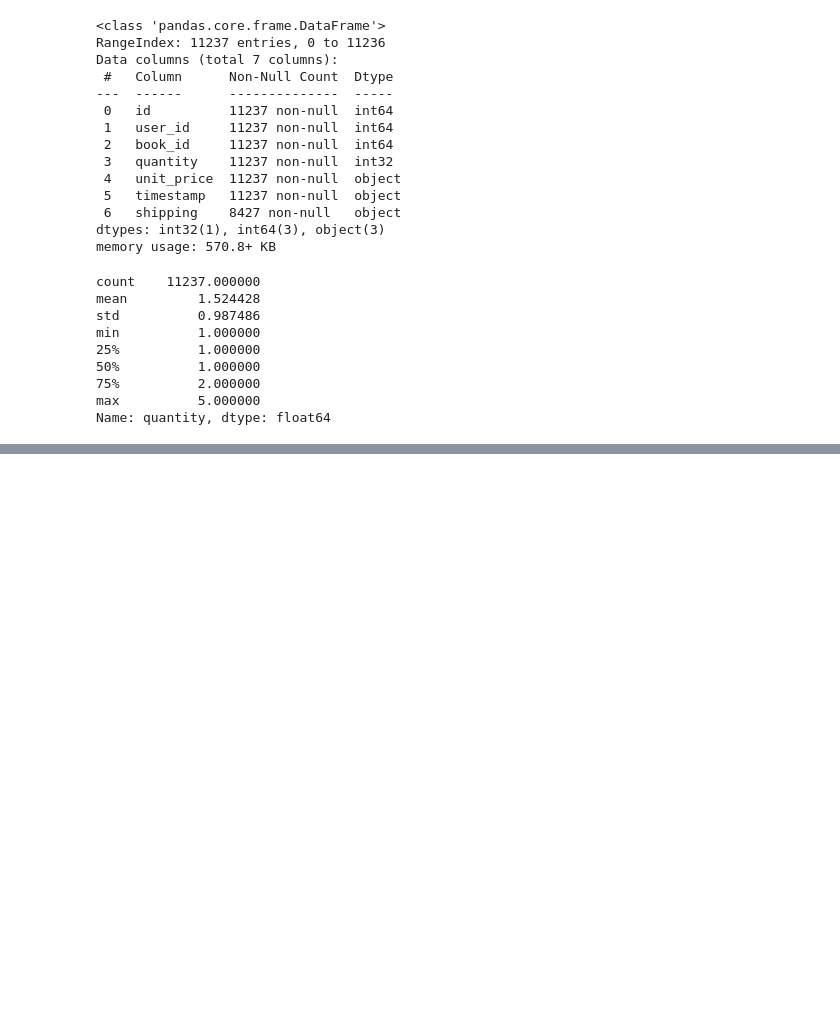
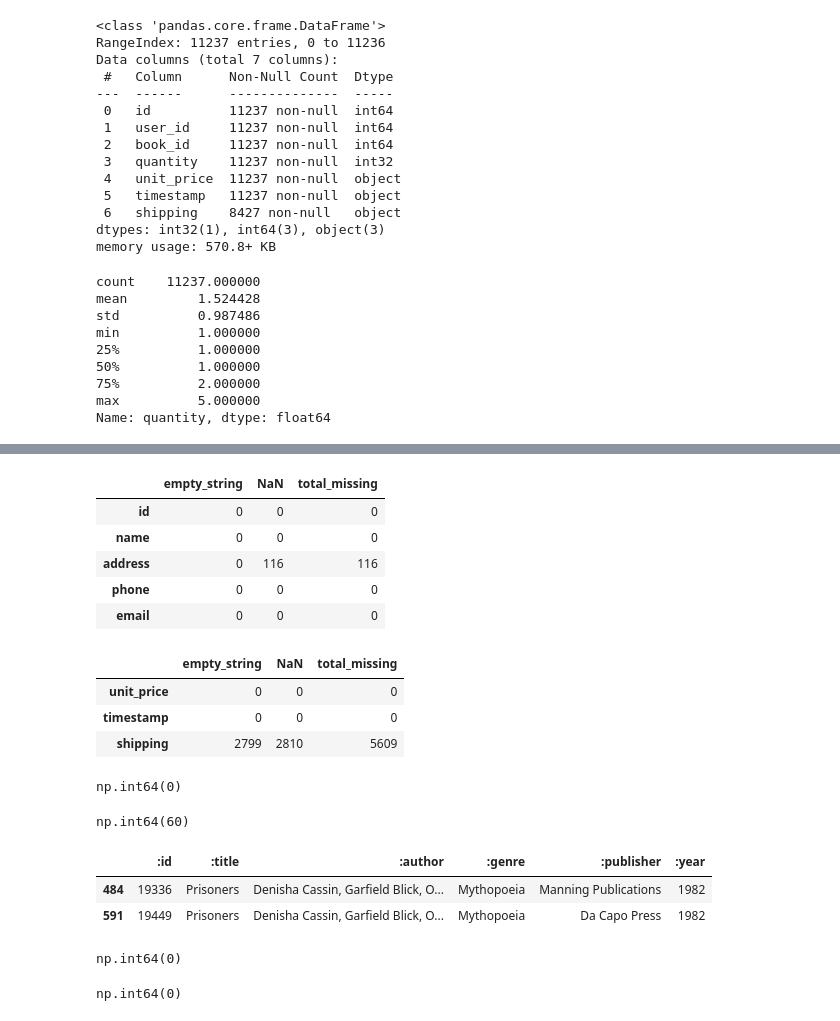
Before and after one commit to DiyorGaffarov/TASK-4_DATA, a Jupyter notebook: DATA1/notebooks/01_data_exploration.ipynb, the cells around one changed output, grey strips where cells are left out. Drawn from its saved outputs; the diff is of its cells as text; code cells hidden in the pictures; blank space fills up the shorter version.

```diff
--- a/DATA1/notebooks/01_data_exploration.ipynb
+++ b/DATA1/notebooks/01_data_exploration.ipynb
@@ -109,0 +156,49 @@ Name: quantity, dtype: float64
+# %%
+pd.DataFrame({
+    'empty_string': (users_df == '').sum(),
+    'NaN': users_df.isnull().sum(),
+    'total_missing': (users_df == '').sum() + users_df.isnull().sum()
+})
+# %% [output]
+|  | empty_string | NaN | total_missing |
+| id | 0 | 0 | 0 |
+| name | 0 | 0 | 0 |
+| address | 0 | 116 | 116 |
+| phone | 0 | 0 | 0 |
+| email | 0 | 0 | 0 |
+# %%
+string_columns = orders_df.select_dtypes(include='object').columns
+
+pd.DataFrame({
+    'empty_string': (orders_df[string_columns] == '').sum(),
+    'NaN': orders_df[string_columns].isnull().sum(),
+    'total_missing': ((orders_df[string_columns] == '').sum() + orders_df[string_columns].isnull().sum())
+})
+# %% [output]
+|  | empty_string | NaN | total_missing |
+| unit_price | 0 | 0 | 0 |
+| timestamp | 0 | 0 | 0 |
+| shipping | 2799 | 2810 | 5609 |
+# %%
+books_df.duplicated().sum()
+# %% [output]
+np.int64(0)
+# %%
+books_df.duplicated(subset=[':title', ':author']).sum()
+# %% [output]
+np.int64(60)
+# %%
+dups = books_df[books_df.duplicated(subset=[':title', ':author',':year'], keep=False)]
+dups.sort_values([':title', ':author',':year'])
+# %% [output]
+|  | :id | :title | :author | :genre | :publisher | :year |
+| 484 | 19336 | Prisoners | Denisha Cassin, Garfield Blick, O... | Mythopoeia | Manning Publications | 1982 |
+| 591 | 19449 | Prisoners | Denisha Cassin, Garfield Blick, O... | Mythopoeia | Da Capo Press | 1982 |
+# %%
+books_df.duplicated(subset=[':title', ':author',':publisher']).sum()
+# %% [output]
+np.int64(0)
+# %%
+books_df.duplicated(subset=[':title', ':author', ':publisher', ':year']).sum()
+# %% [output]
+np.int64(0)
```
Also changed, not shown: parts of 6 cells of this notebook, 5 other files.
